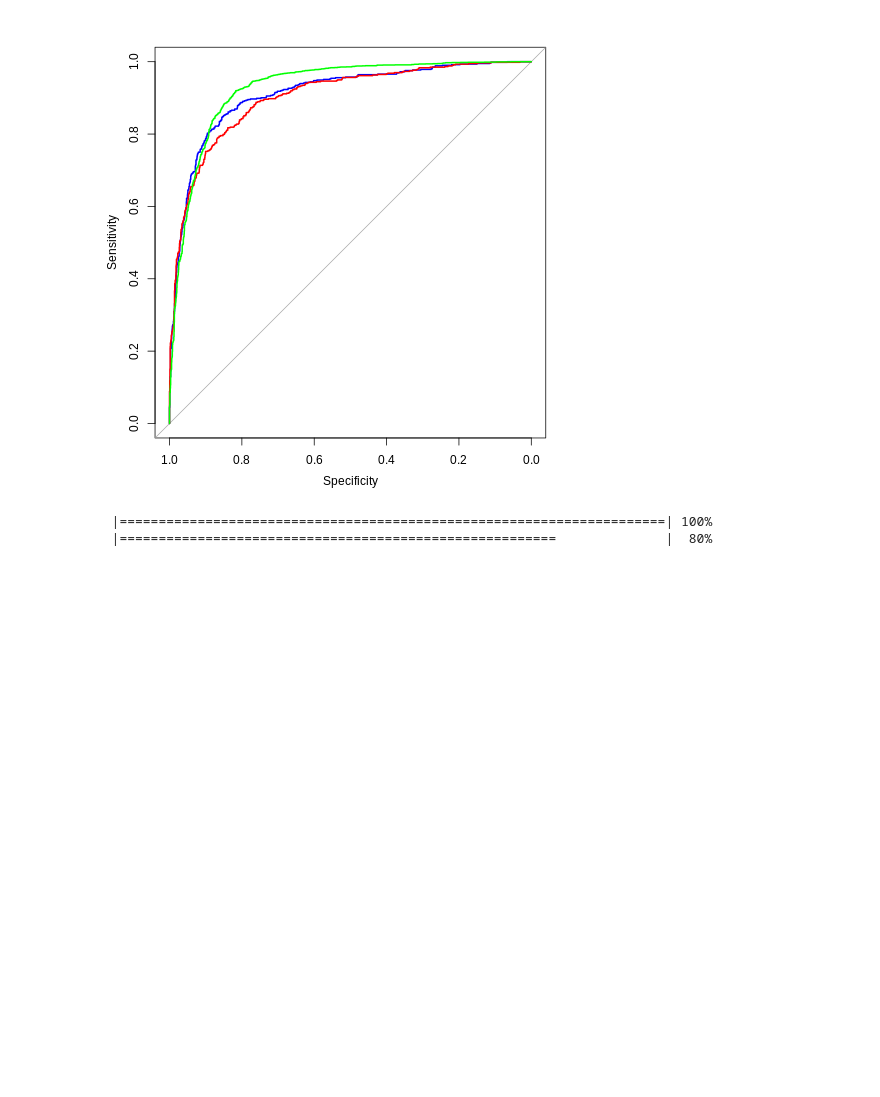
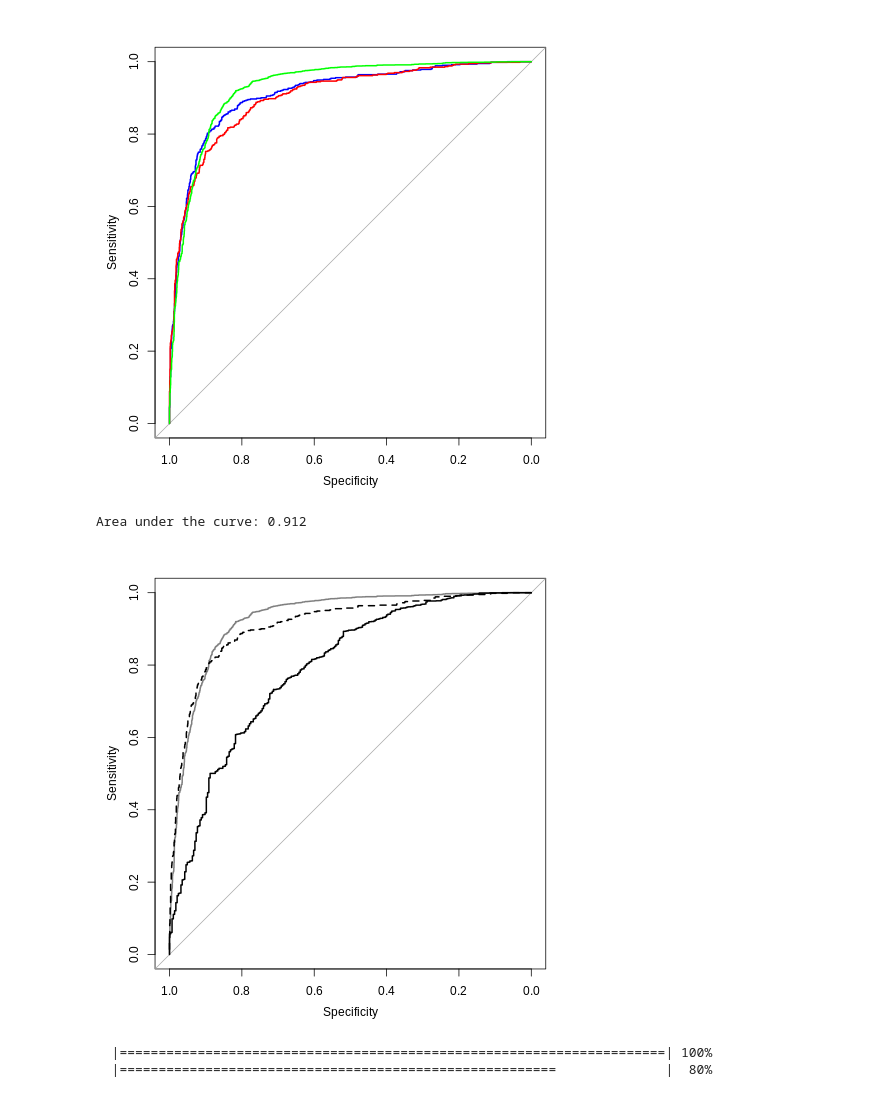
Before and after one commit to YuehMintTai/000, a Jupyter notebook: 20211017Rpython_(需使用colab).ipynb, the cells around one changed output. Drawn from its saved outputs; the diff is of its cells as text; code cells hidden in the pictures; blank space fills up the shorter version.

```diff
--- a/20211017Rpython_(需使用colab).ipynb
+++ b/20211017Rpython_(需使用colab).ipynb
@@ -173,6 +173,18 @@ lines.roc(rocc2,percent=TRUE,col='red')
 lines.roc(rocT,col='green')
 # %% [output]
 [figure]
+# %%
+%%R
+auc(rocc)
+# %% [output]
+Area under the curve: 0.912
+# %%
+%%R
+plot.roc(rocT,col='grey50',print.thres=T,print.thres.col='grey50',print.thres.adj=c(0.5,-2),print.thres.cex=0.01)
+plot.roc(rocm,add=T,lty=1,print.thres=T,print.thres.cex=0.01)
+plot.roc(rocc,add=T,lty=2,print.thres=T,print.thres.cex=0.01)
+# %% [output]
+[figure, added]
 # %%
 %%R
 auc(rocc1)
```
Also changed, not shown: parts of 4 cells of this notebook.
